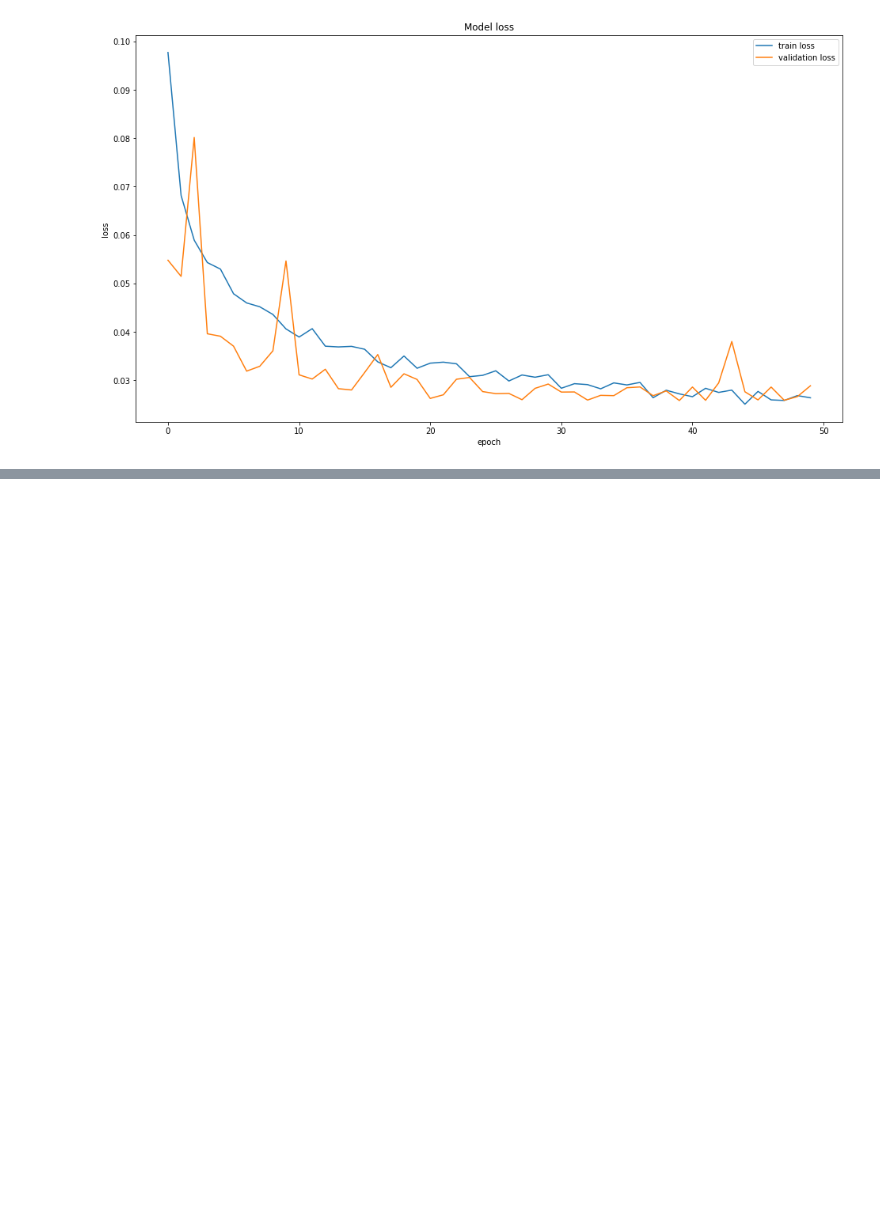
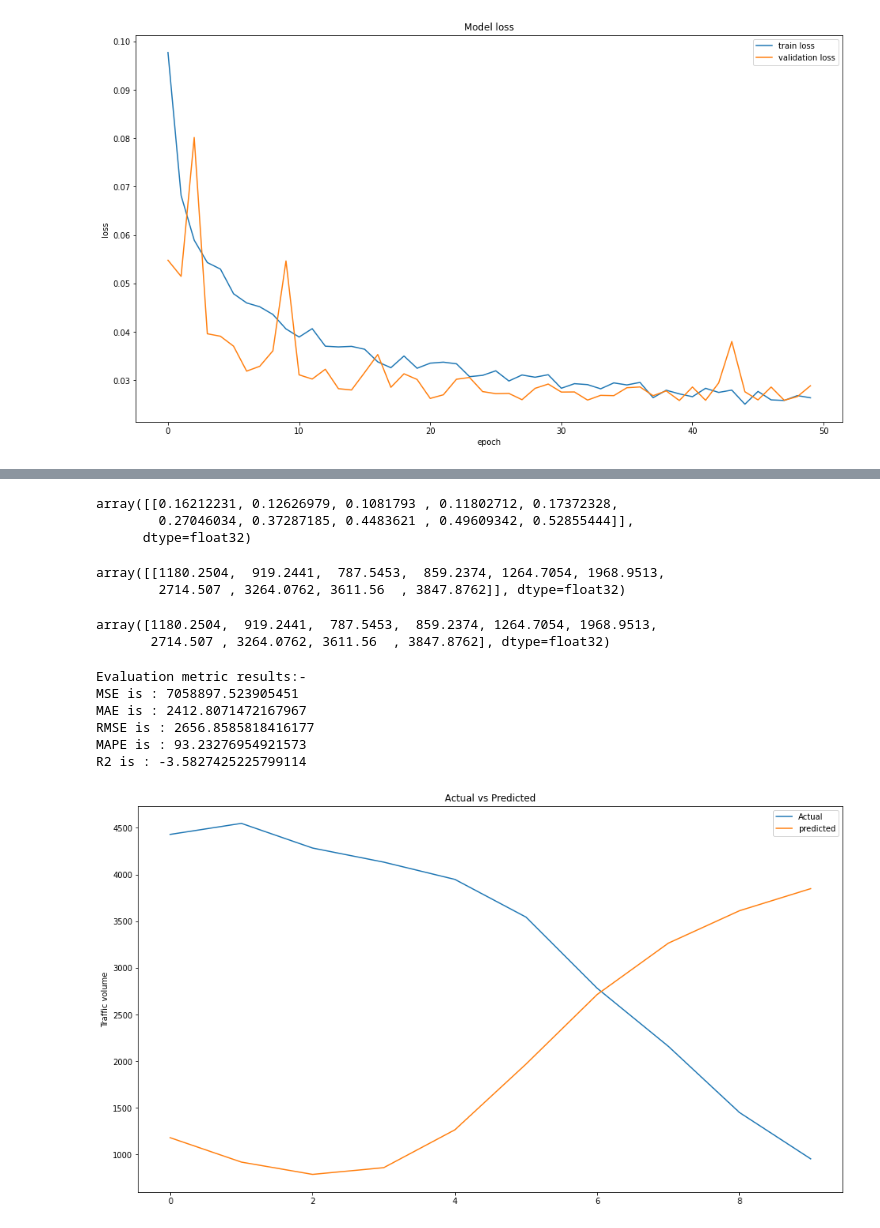
Before and after one commit to Uemerson/multivariate-time-series-forecasting-lstms-metro-interstate, a Jupyter notebook: main.ipynb, the cells around one changed output, grey strips where cells are left out. Cells and saved outputs as stored; diff of their text form; code cells hidden in the pictures; blank space fills up the shorter version.

Commit message:
feat: plot predict

```diff
--- a/main.ipynb
+++ b/main.ipynb
@@ -105,6 +105,10 @@ data
 | 48202 | 7 | 282.09 | 0.0 | 0.0 | 90 | 1 | 17 | 1450 |
 | 48203 | 7 | 282.12 | 0.0 | 0.0 | 90 | 1 | 17 | 954 |
 35130 rows × 8 columns
+# %%
+validate = data[['holiday', 'temp', 'rain_1h', 'snow_1h', 'clouds_all', 'weather_main',
+       'weather_description', 'traffic_volume']].tail(10)
+data.drop(data.tail(10).index,inplace=True)
 # %% [markdown]
 # Prepare data
 # %%
@@ -260,0 +271,18 @@ plt.show()
+# %%
+data_val = X_scaler.fit_transform(data[['holiday', 'temp', 'rain_1h', 'snow_1h', 'clouds_all', 'weather_main',
+      'weather_description', 'traffic_volume']].tail(48))
+val_rescaled = data_val.reshape(1, data_val.shape[0], data_val.shape[1])
+# %%
+pred = lstm_model.predict(val_rescaled)
+pred
+# %% [output]
+array([[0.16212231, 0.12626979, 0.1081793 , 0.11802712, 0.17372328,
+        0.27046034, 0.37287185, 0.4483621 , 0.49609342, 0.52855444]],
+      dtype=float32)
+# %%
+pred_Inverse = Y_scaler.inverse_transform(pred)
+# %%
+pred_Inverse
+# %% [output]
+array([[1180.2504,  919.2441,  787.5453,  859.2374, 1264.7054, 1968.9513,
+        2714.507 , 3264.0762, 3611.56  , 3847.8762]], dtype=float32)
@@ -260,0 +300,24 @@ plt.show()
+# %%
+pred_Inverse[0]
+# %% [output]
+array([1180.2504,  919.2441,  787.5453,  859.2374, 1264.7054, 1968.9513,
+       2714.507 , 3264.0762, 3611.56  , 3847.8762], dtype=float32)
+# %%
+timeseries_evaluation_metrics_func(validate['traffic_volume'],pred_Inverse[0])
+# %% [output]
+Evaluation metric results:-
+MSE is : 7058897.523905451
+MAE is : 2412.8071472167967
+RMSE is : 2656.8585818416177
+MAPE is : 93.23276954921573
+R2 is : -3.5827425225799114
+# %%
+plt.figure(figsize=(16,9))
+plt.plot( list(validate['traffic_volume']))
+plt.plot( list(pred_Inverse[0]))
+plt.title("Actual vs Predicted")
+plt.ylabel("Traffic volume")
+plt.legend(('Actual','predicted'))
+plt.show()
+# %% [output]
+[figure, added]
```
Also changed, not shown: parts of 2 cells of this notebook.
